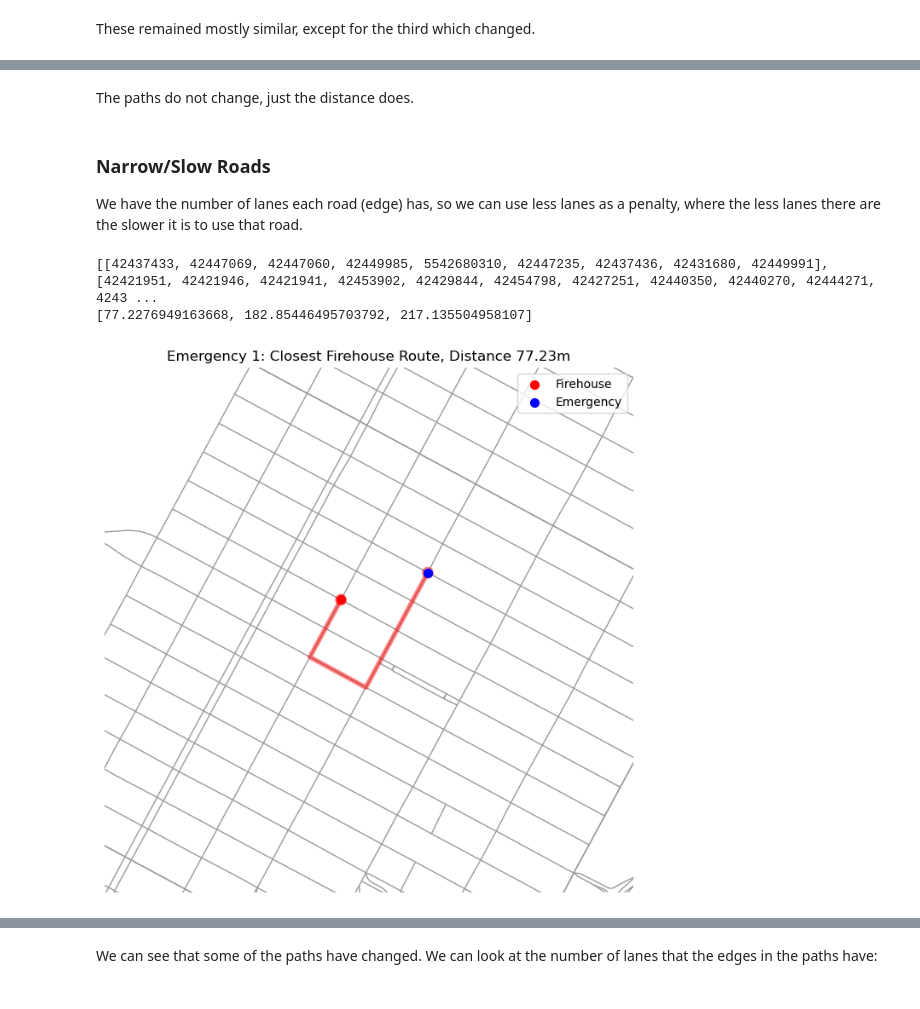
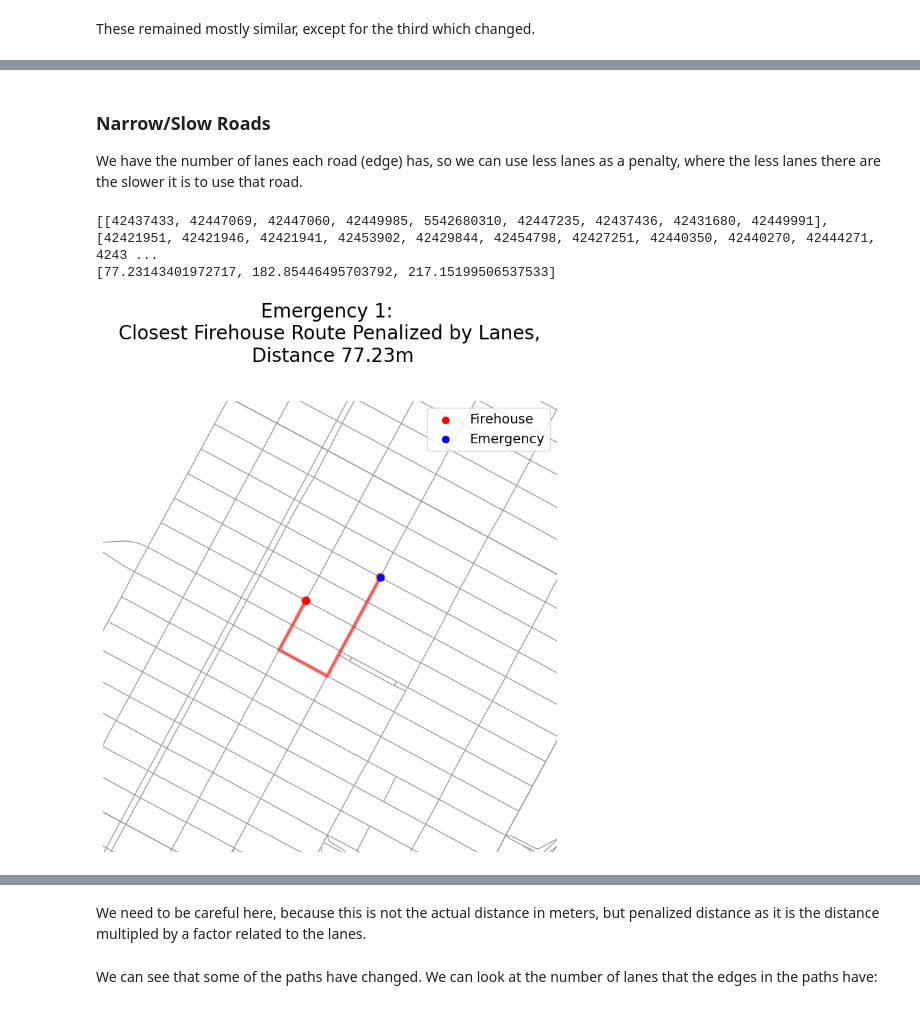
Before and after one commit to margheritatonon/Optimization-II-Project, a Jupyter notebook: dataloading.ipynb, the cells around one changed output, grey strips where cells are left out. Cells and saved outputs as stored; diff of their text form; code cells hidden in the pictures.

```diff
--- a/dataloading.ipynb
+++ b/dataloading.ipynb
@@ -318,7 +320,7 @@ for idx, path in enumerate(paths):
     ax.set_ylim(miny, maxy)
 
     ax.set_title(f"Emergency {idx+1}: Closest Firehouse Route, Distance {round(distances[idx]/1000, 2)}km")
-    ax.legend()
+    ax.legend(fontsize = 14)
     plt.show()
 # %% [output]
 3
@@ -400,7 +402,7 @@ for idx, time_paths in enumerate(time_paths):
     ax.set_xlim(minx, maxx)
     ax.set_ylim(miny, maxy)
 
-    ax.set_title(f"Emergency {idx+1}: Closest Firehouse Route, Travel Time {round(time_distances[idx], 2)}s")
-    ax.legend()
+    ax.set_title(f"Emergency {idx+1}: \nClosest Firehouse Route by Travel Time, \nTravel Time {round(time_distances[idx], 2)}s", size = 20)
+    ax.legend(fontsize=14)
     plt.show()
 # %% [output]
@@ -418,6 +413,0 @@ We simulate based on whether it is rush hour or not.
-# %%
-rush_hour = True
-
-for u, v, k, data in G_proj.edges(keys=True, data=True):
-    if data['highway'] in ['primary', 'secondary'] and rush_hour:
-        data['travel_time'] *= 1.5  # simulate congestion
@@ -492,10 +414,3 @@ for idx, time_paths in enumerate(time_paths):
-# %% [markdown]
-The paths do not change, just the distance does.
-# %%
-#returning to original graph
-for u, v, k, data in G_proj.edges(keys=True, data=True):
-    if data['highway'] in ['primary', 'secondary']:
-        data['travel_time'] /= 1.5  # simulate congestion
 # %% [markdown]
 ### Narrow/Slow Roads
 
@@ -585,34 +500,35 @@ for idx, path in enumerate(lane_paths):
     firehouse_node = path[0]
 
     path_x = [node_positions[n][0] for n in path]
     path_y = [node_positions[n][1] for n in path]
 
     margin = 500
     minx, maxx = min(path_x) - margin, max(path_x) + margin
     miny, maxy = min(path_y) - margin, max(path_y) + margin
 
     fig, ax = ox.plot_graph_routes(
         G_proj,
         routes=[path],
         route_color='blue',
         route_linewidth=2,
         node_size=0,
         bgcolor='white',
         show=False,
         close=False
     )
     ax.scatter(node_positions[firehouse_node][0], node_positions[firehouse_node][1],
                c='red', s=50, zorder=3, label='Firehouse')
     ax.scatter(node_positions[emergency_node][0], node_positions[emergency_node][1],
                c='blue', s=50, zorder=3, label='Emergency')
 
     ax.set_xlim(minx, maxx)
     ax.set_ylim(miny, maxy)
 
-    ax.set_title(f"Emergency {idx+1}: Closest Firehouse Route, Distance {round(lane_distances[idx], 2)}m")
-    ax.legend()
+    ax.set_title(f"Emergency {idx+1}: \nClosest Firehouse Route Penalized by Lanes,\n Distance {round(lane_distances[idx], 2)}m", fontsize = 20)
+    ax.legend(fontsize=14)
+    plt.tight_layout()
     plt.show()
 # %% [output]
 [[42437433, 42447069, 42447060, 42449985, 5542680310, 42447235, 42437436, 42431680, 42449991], [42421951, 42421946, 42421941, 42453902, 42429844, 42454798, 42427251, 42440350, 42440270, 42444271, 4243 ...
-[77.2276949163668, 182.85446495703792, 217.135504958107]
+[77.23143401972717, 182.85446495703792, 217.15199506537533]
-[figure, old version]
+[figure, new version]
@@ -621,3 +537,5 @@ for idx, path in enumerate(lane_paths):
+# %% [markdown]
+We need to be careful here, because this is not the actual distance in meters, but penalized distance as it is the distance multipled by a factor related to the lanes.
 # %% [markdown]
 We can see that some of the paths have changed. We can look at the number of lanes that the edges in the paths have:
 # %%
```
Also changed, not shown: parts of 21 cells of this notebook.
